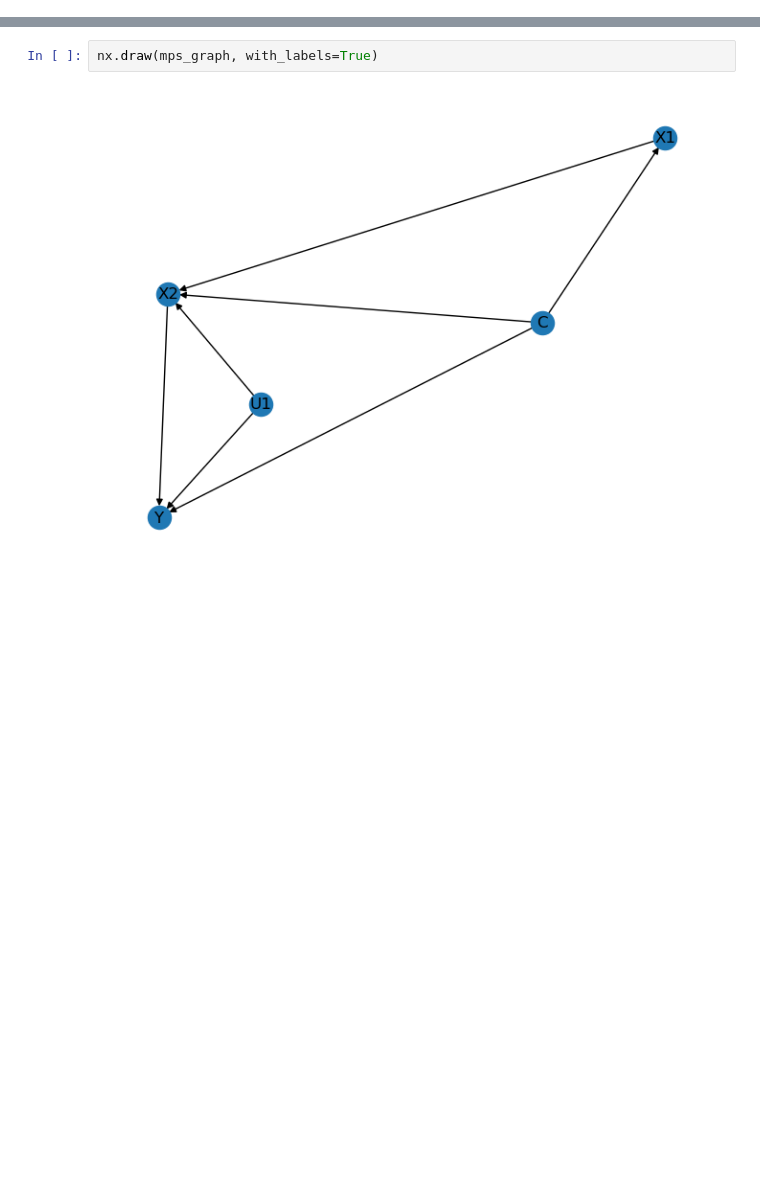
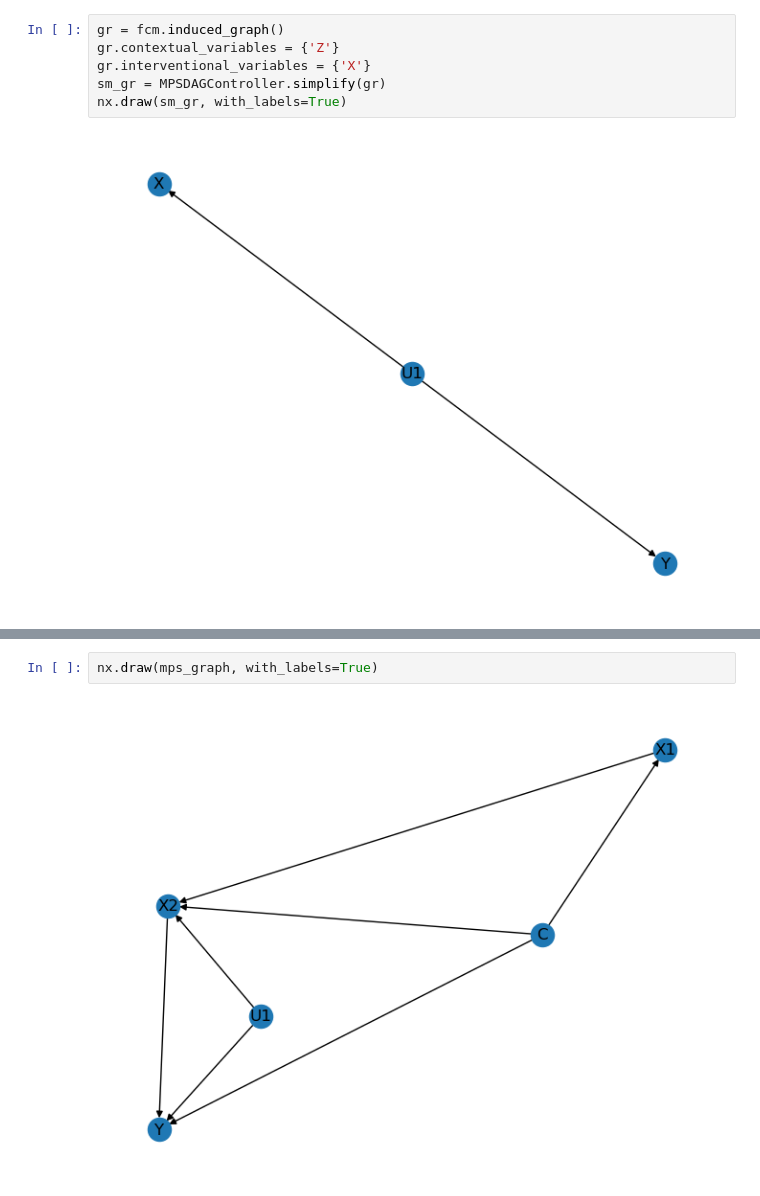
Before and after one commit to VahanArsenian/POMPSBO, a Jupyter notebook: notebooks/POMPS.ipynb, the cells around one changed output, grey strips where cells are left out. Drawn from its saved outputs; the diff is of its cells as text; blank space fills up the shorter version.

```diff
--- a/notebooks/POMPS.ipynb
+++ b/notebooks/POMPS.ipynb
@@ -24,0 +62,8 @@ NameError: name 'a' is not defined
+# %%
+gr = fcm.induced_graph()
+gr.contextual_variables = {'Z'}
+gr.interventional_variables = {'X'}
+sm_gr = MPSDAGController.simplify(gr)
+nx.draw(sm_gr, with_labels=True)
+# %% [output]
+[figure, added]
```
Also changed, not shown: parts of 10 cells of this notebook, 6 other files.
